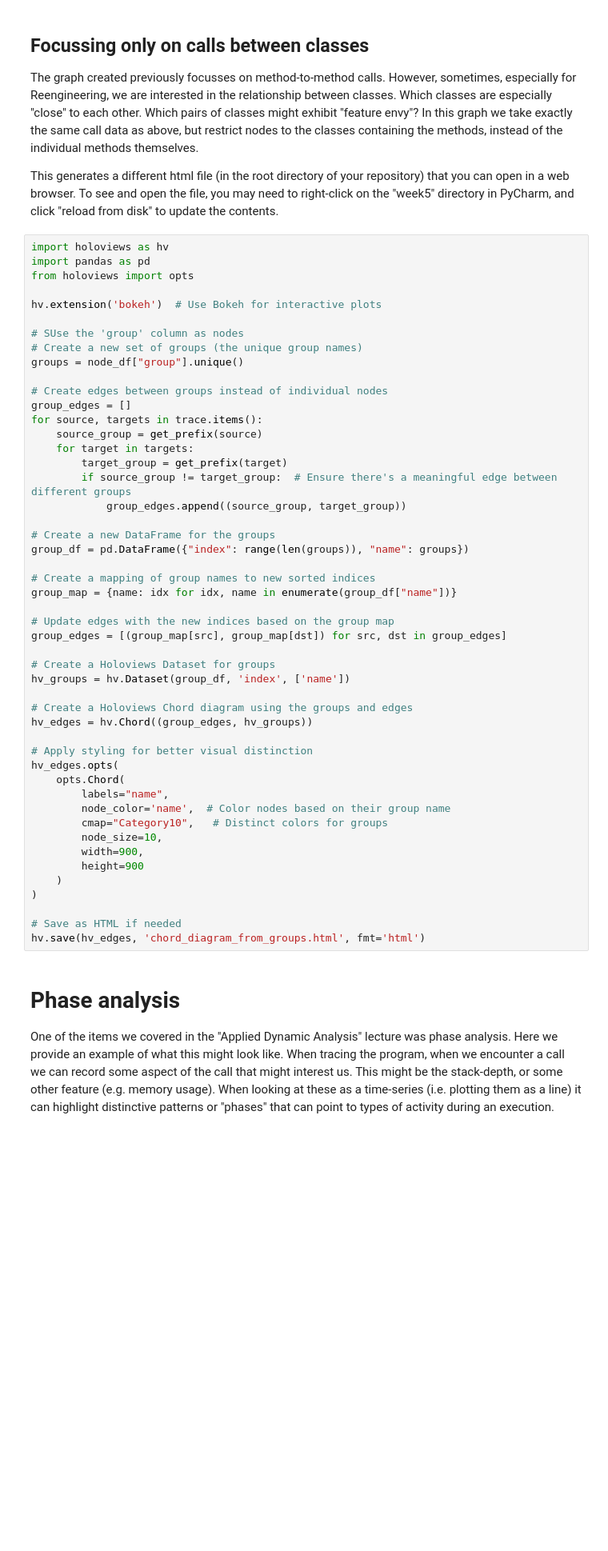
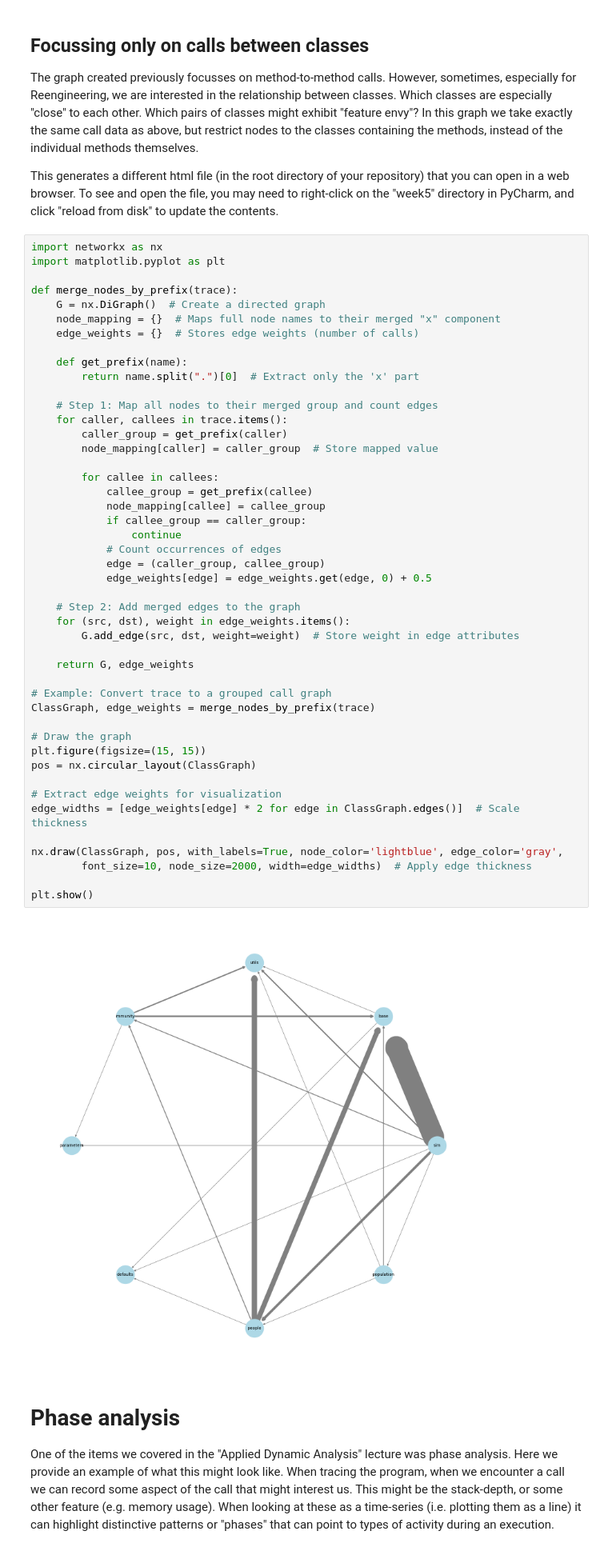
Before and after one commit to TUOS-COM-Reengineering-2025/week5, a Jupyter notebook: dynamicAnalysis.ipynb, the cells around one changed output. Shown: that part at 80% size. Saved outputs shown, nothing was run; the diff lists cells and outputs as text; blank space fills up the shorter version.

```diff
--- a/dynamicAnalysis.ipynb
+++ b/dynamicAnalysis.ipynb
@@ -287,54 +288,53 @@ The graph created previously focusses on method-to-method calls. However, someti
 
 This generates a different html file (in the root directory of your repository) that you can open in a web browser. To see and open the file, you may need to right-click on the "week5" directory in PyCharm, and click "reload from disk" to update the contents.
 # %%
-import holoviews as hv
-import pandas as pd
-from holoviews import opts
+import networkx as nx
+import matplotlib.pyplot as plt
 
-hv.extension('bokeh')  # Use Bokeh for interactive plots
+def merge_nodes_by_prefix(trace):
+    G = nx.DiGraph()  # Create a directed graph
+    node_mapping = {}  # Maps full node names to their merged "x" component
+    edge_weights = {}  # Stores edge weights (number of calls)
 
-# SUse the 'group' column as nodes
-# Create a new set of groups (the unique group names)
-groups = node_df["group"].unique()
+    def get_prefix(name):
+        return name.split(".")[0]  # Extract only the 'x' part
 
-# Create edges between groups instead of individual nodes
-group_edges = []
-for source, targets in trace.items():
-    source_group = get_prefix(source)
-    for target in targets:
-        target_group = get_prefix(target)
-        if source_group != target_group:  # Ensure there's a meaningful edge between different groups
-            group_edges.append((source_group, target_group))
+    # Step 1: Map all nodes to their merged group and count edges
+    for caller, callees in trace.items():
+        caller_group = get_prefix(caller)
+        node_mapping[caller] = caller_group  # Store mapped value
 
-# Create a new DataFrame for the groups
-group_df = pd.DataFrame({"index": range(len(groups)), "name": groups})
+        for callee in callees:
+            callee_group = get_prefix(callee)
+            node_mapping[callee] = callee_group
+            if callee_group == caller_group:
+                continue
+            # Count occurrences of edges
+            edge = (caller_group, callee_group)
+            edge_weights[edge] = edge_weights.get(edge, 0) + 0.5
 
-# Create a mapping of group names to new sorted indices
-group_map = {name: idx for idx, name in enumerate(group_df["name"])}
+    # Step 2: Add merged edges to the graph
+    for (src, dst), weight in edge_weights.items():
+        G.add_edge(src, dst, weight=weight)  # Store weight in edge attributes
 
-# Update edges with the new indices based on the group map
-group_edges = [(group_map[src], group_map[dst]) for src, dst in group_edges]
+    return G, edge_weights
 
-# Create a Holoviews Dataset for groups
-hv_groups = hv.Dataset(group_df, 'index', ['name'])
+# Example: Convert trace to a grouped call graph
+ClassGraph, edge_weights = merge_nodes_by_prefix(trace)
 
-# Create a Holoviews Chord diagram using the groups and edges
-hv_edges = hv.Chord((group_edges, hv_groups))
+# Draw the graph
+plt.figure(figsize=(15, 15))
+pos = nx.circular_layout(ClassGraph)
 
-# Apply styling for better visual distinction
-hv_edges.opts(
-    opts.Chord(
-        labels="name",
-        node_color='name',  # Color nodes based on their group name
-        cmap="Category10",   # Distinct colors for groups
-        node_size=10,
-        width=900,
-        height=900
-    )
-)
+# Extract edge weights for visualization
+edge_widths = [edge_weights[edge] * 2 for edge in ClassGraph.edges()]  # Scale thickness
 
-# Save as HTML if needed
-hv.save(hv_edges, 'chord_diagram_from_groups.html', fmt='html')
+nx.draw(ClassGraph, pos, with_labels=True, node_color='lightblue', edge_color='gray',
+        font_size=10, node_size=2000, width=edge_widths)  # Apply edge thickness
+
+plt.show()
+# %% [output]
+[figure, added]
 # %% [markdown]
 # Phase analysis
 
```
Also changed, not shown: parts of 8 cells of this notebook.
